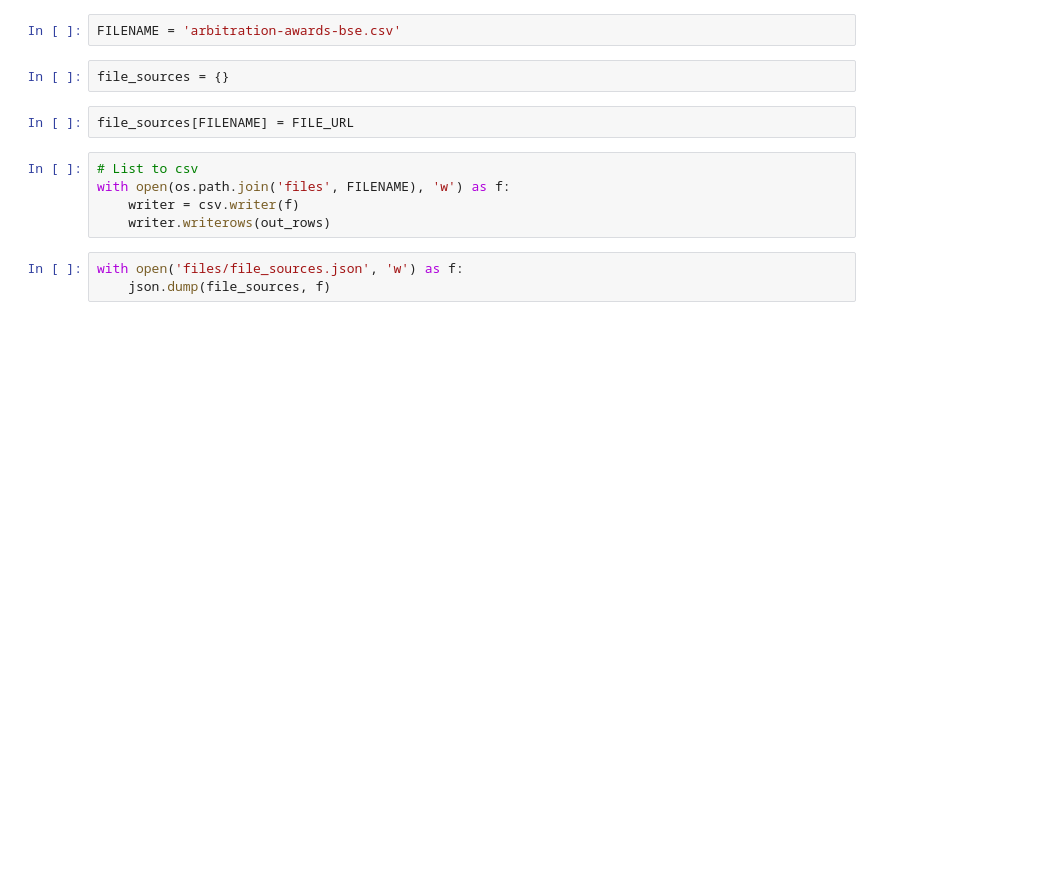
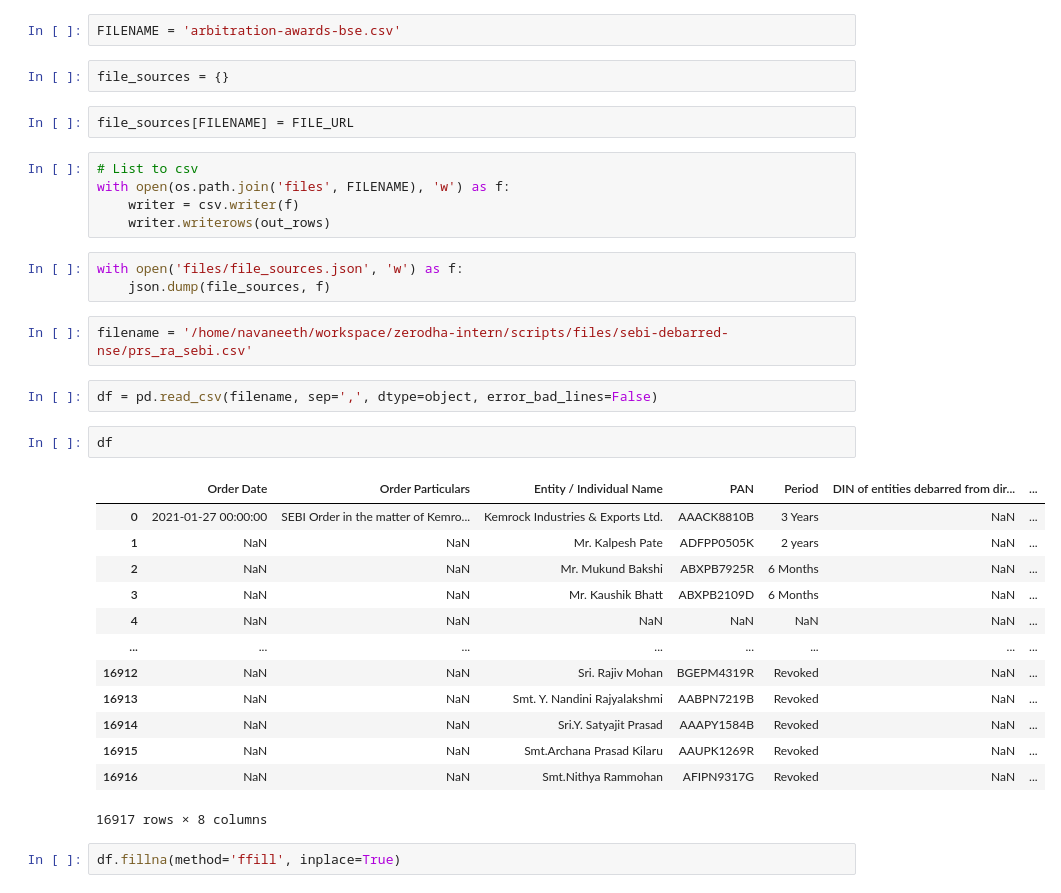
Before and after one commit to themousepotato/unscrapulous, a Jupyter notebook: notebooks/experiments.ipynb, the cells around one changed output. Drawn from its saved outputs; the diff is of its cells as text; blank space fills up the shorter version.

Commit message:
finish sebi debarred nse

```diff
--- a/notebooks/experiments.ipynb
+++ b/notebooks/experiments.ipynb
@@ -1491,3 +1492,25 @@ with open(os.path.join('files', FILENAME), 'w') as f:
 # %%
 with open('files/file_sources.json', 'w') as f:
     json.dump(file_sources, f)
+# %%
+filename = '/home/navaneeth/workspace/zerodha-intern/scripts/files/sebi-debarred-nse/prs_ra_sebi.csv'
+# %%
+df = pd.read_csv(filename, sep=',', dtype=object, error_bad_lines=False)
+# %%
+df
+# %% [output]
+|  | Order Date | Order Particulars | Entity / Individual Name | PAN | Period | DIN of entities debarred from dir... | ... |
+| 0 | 2021-01-27 00:00:00 | SEBI Order in the matter of Kemro... | Kemrock Industries & Exports Ltd. | AAACK8810B | 3 Years | NaN | ... |
+| 1 | NaN | NaN | Mr. Kalpesh Pate | ADFPP0505K | 2 years | NaN | ... |
+| 2 | NaN | NaN | Mr. Mukund Bakshi | ABXPB7925R | 6 Months | NaN | ... |
+| 3 | NaN | NaN | Mr. Kaushik Bhatt | ABXPB2109D | 6 Months | NaN | ... |
+| 4 | NaN | NaN | NaN | NaN | NaN | NaN | ... |
+| ... | ... | ... | ... | ... | ... | ... | ... |
+| 16912 | NaN | NaN | Sri. Rajiv Mohan | BGEPM4319R | Revoked | NaN | ... |
+| 16913 | NaN | NaN | Smt. Y. Nandini Rajyalakshmi | AABPN7219B | Revoked | NaN | ... |
+| 16914 | NaN | NaN | Sri.Y. Satyajit Prasad | AAAPY1584B | Revoked | NaN | ... |
+| 16915 | NaN | NaN | Smt.Archana Prasad Kilaru | AAUPK1269R | Revoked | NaN | ... |
+| 16916 | NaN | NaN | Smt.Nithya Rammohan | AFIPN9317G | Revoked | NaN | ... |
+16917 rows × 8 columns
+# %%
+df.fillna(method='ffill', inplace=True)
```
Also changed, not shown: parts of 8 cells of this notebook, 2 other files.
